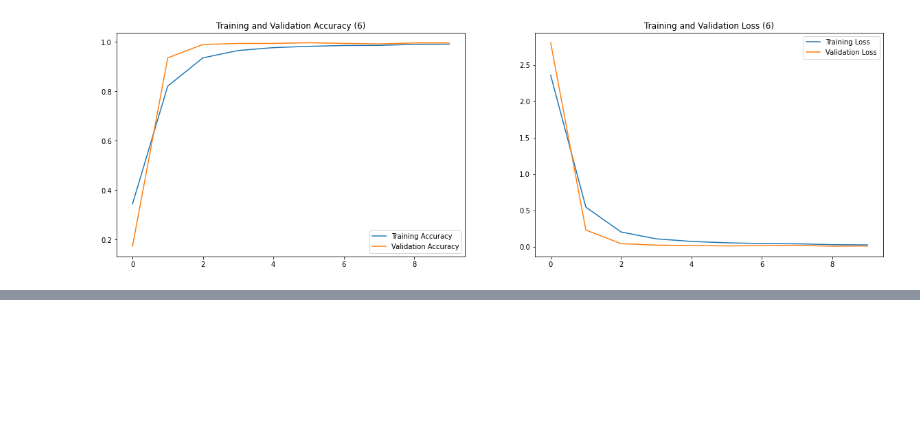
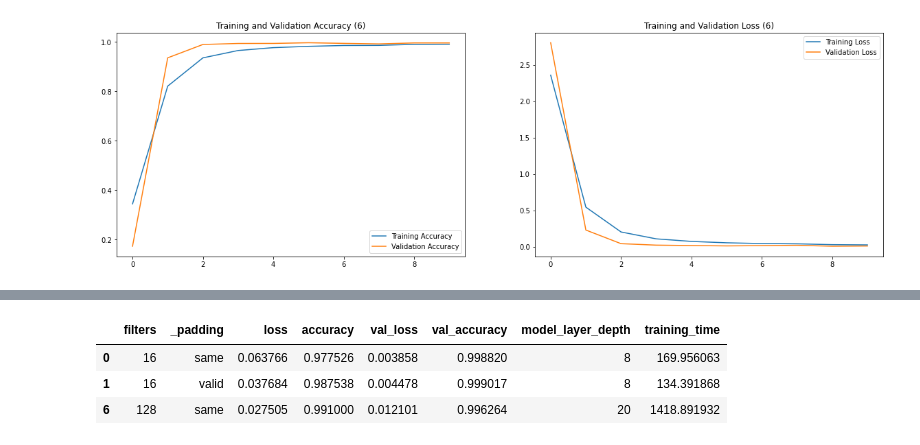
Before and after one commit to yojulab/knou_study_machinglearning, a Jupyter notebook: codes/sanghunoh/reports/Term_2_CNN_MPIE_results.ipynb, the cells around one changed output, grey strips where cells are left out. Drawn from its saved outputs; the diff is of its cells as text; code cells hidden in the pictures; blank space fills up the shorter version.

```diff
--- a/codes/sanghunoh/reports/Term_2_CNN_MPIE_results.ipynb
+++ b/codes/sanghunoh/reports/Term_2_CNN_MPIE_results.ipynb
@@ -257,0 +283,8 @@ result_pf
+# %%
+result_compare_df = result_df.loc[(0,1,6),columns_mask]
+result_compare_df
+# %% [output]
+|  | filters | _padding | loss | accuracy | val_loss | val_accuracy | model_layer_depth | training_time |
+| 0 | 16 | same | 0.063766 | 0.977526 | 0.003858 | 0.998820 | 8 | 169.956063 |
+| 1 | 16 | valid | 0.037684 | 0.987538 | 0.004478 | 0.999017 | 8 | 134.391868 |
+| 6 | 128 | same | 0.027505 | 0.991000 | 0.012101 | 0.996264 | 20 | 1418.891932 |
```
Also changed, not shown: parts of 8 cells of this notebook.
